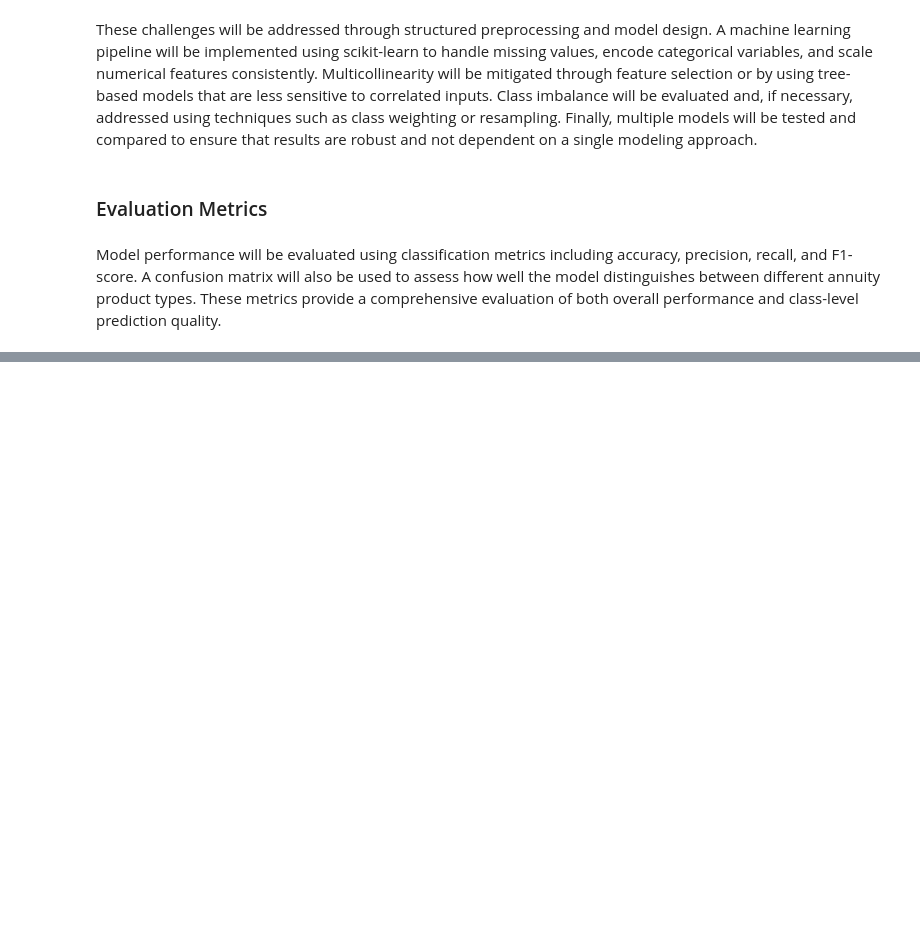
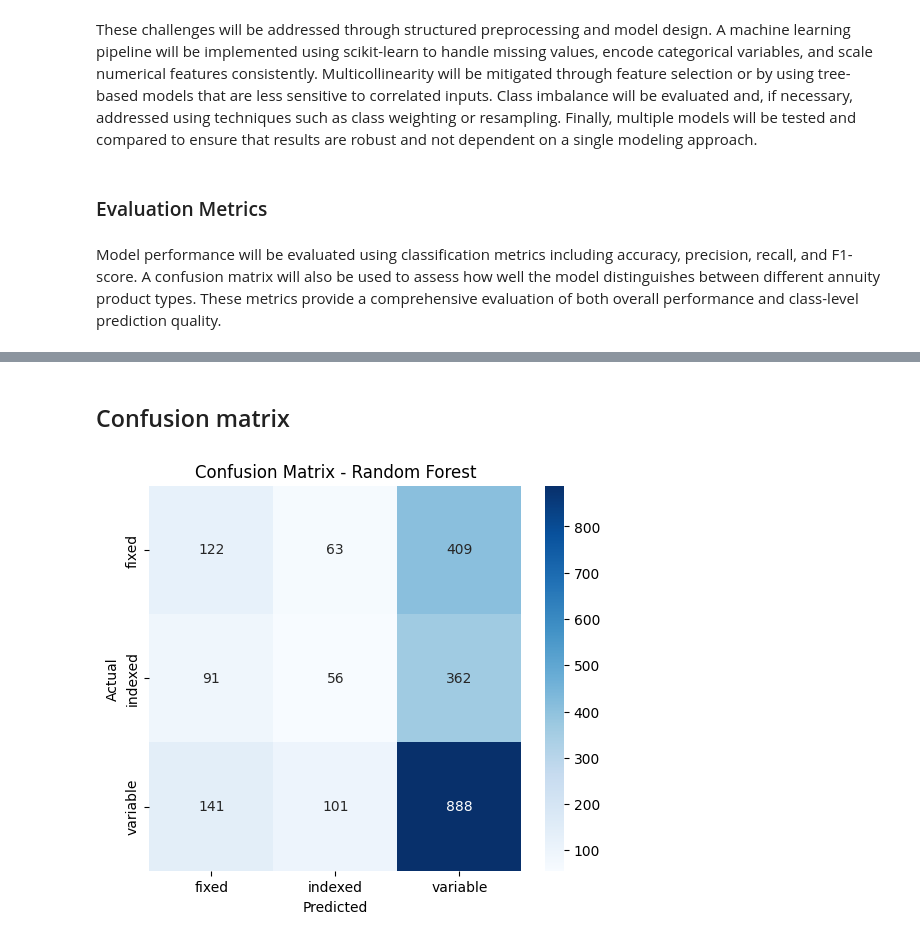
Before and after one commit to IT4063C-Spring26/final-project-slaibne, a Jupyter notebook: source.ipynb, the cells around one changed output, grey strips where cells are left out. Cells and saved outputs as stored; diff of their text form; code cells hidden in the pictures; blank space fills up the shorter version.

```diff
--- a/source.ipynb
+++ b/source.ipynb
@@ -724,0 +763,8 @@ Model performance will be evaluated using classification metrics including accur
+# %%
+X_train, X_test, y_train, y_test = train_test_split(
+    X,
+    y,
+    test_size=0.2,
+    random_state=42,
+    stratify=y
+)
@@ -724,0 +815,6 @@ Model performance will be evaluated using classification metrics including accur
+# %%
+models = {
+    "Logistic Regression": LogisticRegression(max_iter=1000, class_weight="balanced", random_state=42),
+    "Decision Tree": DecisionTreeClassifier(max_depth=6, random_state=42),
+    "Random Forest": RandomForestClassifier(n_estimators=100, random_state=42)
+}
@@ -724,0 +823,11 @@ Model performance will be evaluated using classification metrics including accur
+# %%
+model_pipelines = {}
+
+for name, model in models.items():
+    pipeline = Pipeline([
+        ("preprocessor", preprocessor),
+        ("model", model)
+    ])
+
+    pipeline.fit(X_train, y_train)
+    model_pipelines[name] = pipeline
@@ -724,0 +877,24 @@ Model performance will be evaluated using classification metrics including accur
+# %% [markdown]
+## Confusion matrix
+# %%
+best_model = model_pipelines["Random Forest"]
+
+y_pred_best = best_model.predict(X_test)
+
+cm = confusion_matrix(y_test, y_pred_best)
+
+plt.figure(figsize=(6, 5))
+sns.heatmap(
+    cm,
+    annot=True,
+    fmt="d",
+    cmap="Blues",
+    xticklabels=best_model.classes_,
+    yticklabels=best_model.classes_
+)
+plt.title("Confusion Matrix - Random Forest")
+plt.xlabel("Predicted")
+plt.ylabel("Actual")
+plt.show()
+# %% [output]
+[figure, added]
```
Also changed, not shown: parts of 36 cells of this notebook, 3 other files.
